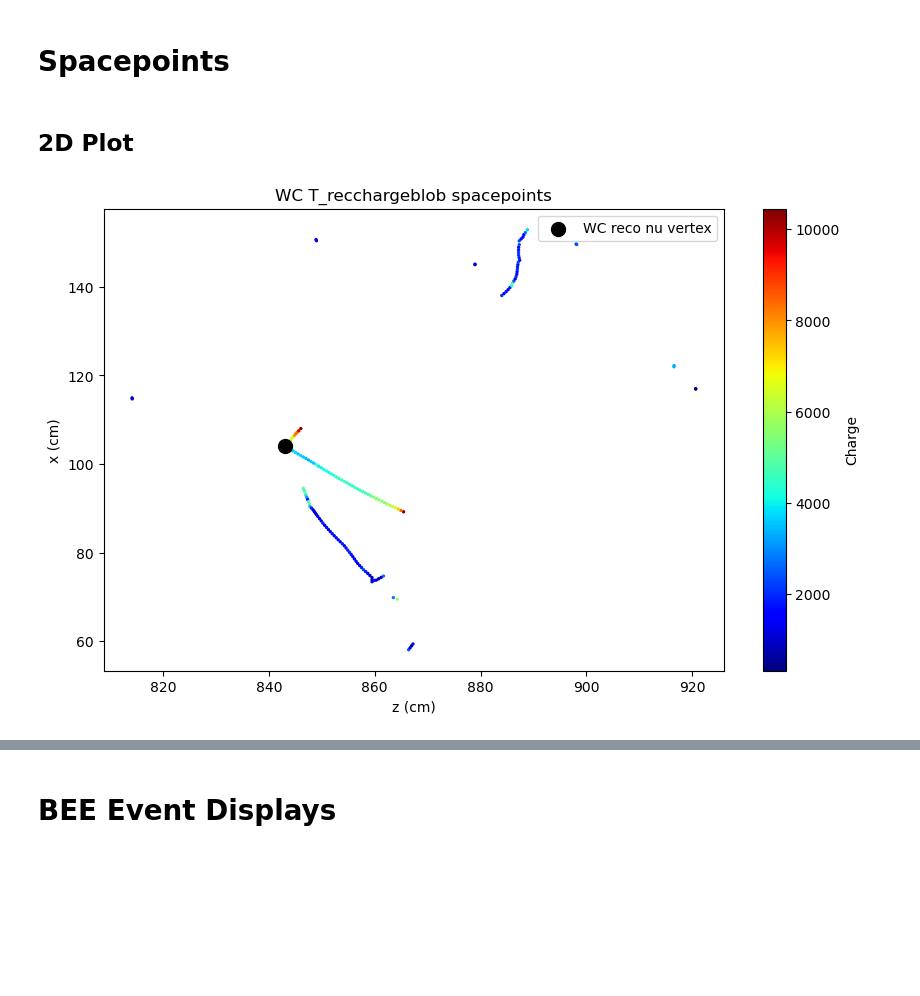
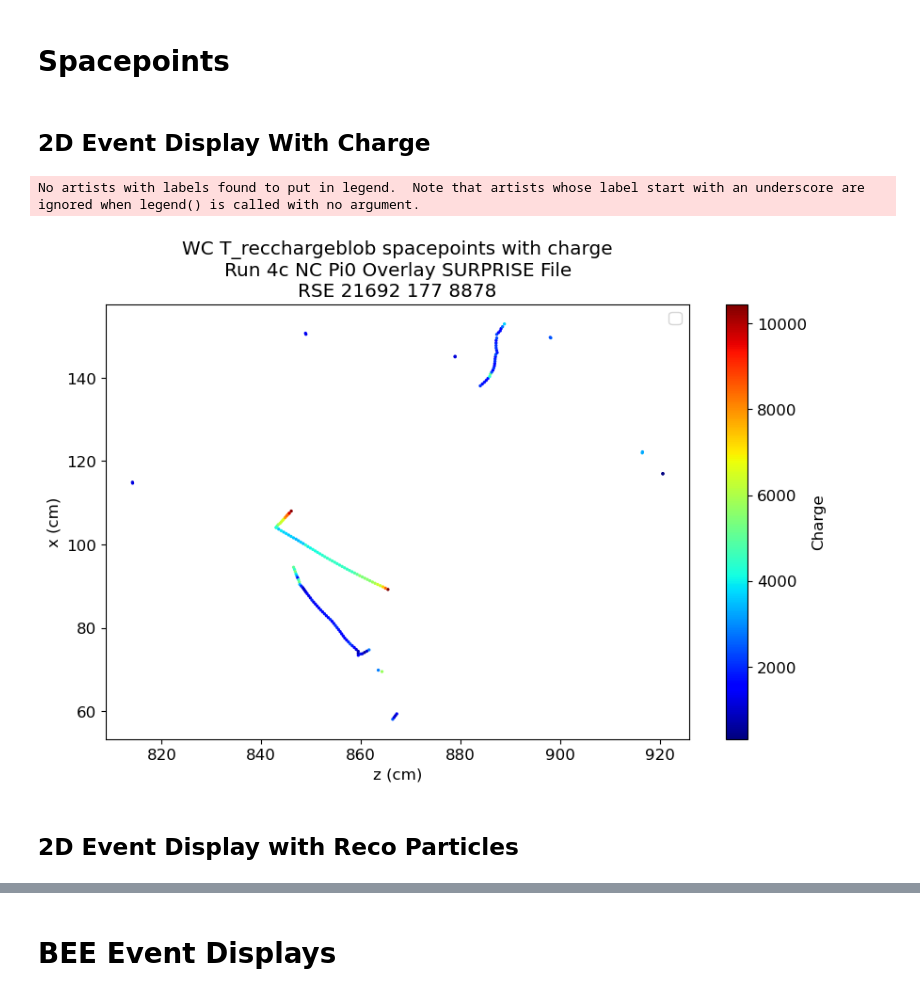
Before and after one commit to leehagaman/wc_ntuple_tutorial, a Jupyter notebook: tutorial.ipynb, the cells around one changed output, grey strips where cells are left out. Drawn from its saved outputs; the diff is of its cells as text; code cells hidden in the pictures; blank space fills up the shorter version.

```diff
--- a/tutorial.ipynb
+++ b/tutorial.ipynb
@@ -7,6 +7,11 @@ import matplotlib.pyplot as plt
 import pandas as pd
 from tqdm.notebook import tqdm
 import pickle
+
+from scipy.special import erfcinv
+from scipy.stats import chi2
+
+plt.rcParams.update({'font.size': 12})
 # %% [markdown]
 # Loading Root Files Into Pandas Dataframes
 # %%
@@ -72,6 +79,7 @@ T_bdt_vars = [              # variables involved with BDT training (if you want
     # These variables have WC PMT Information
     "WCPMTInfoPePred",
     "WCPMTInfoPeMeas",
+    "WCPMTInfoPeMeasErr",
     "WCPMTInfoChi2",
     "WCPMTInfoNDF",
 ]
@@ -90,6 +98,7 @@ T_eval_vars = [             # variables involved with low level reconstruction a
     "truth_vtxX",                   # true neutrino vertex x (cm)
     "truth_vtxY",                   # true neutrino vertex y (cm)
     "truth_vtxZ",                   # true neutrino vertex z (cm)
+
     "weight_cv",                    # untuned GENIE event weight
     "weight_spline",                # additional MicroBooNE Tune weight
 ]
@@ -112,6 +121,9 @@ T_pf_vars = [               # variables involved with individual particles
     "reco_nuvtxX",
     "reco_nuvtxY",
     "reco_nuvtxZ",
+    "truth_corr_nuvtxX",
+    "truth_corr_nuvtxY",
+    "truth_corr_nuvtxZ",
     "reco_muonMomentum",            # reconstructed muon momentum 4-vector (p_x, p_y, p_z, p_t), in (GeV/c, GeV/c, GeV/c, GeV)
 
     # These variables are related to individual true particles
@@ -133,6 +145,8 @@ T_pf_vars = [               # variables involved with individual particles
     "reco_endXYZT",
     "reco_truthMatch_pdg",
     "reco_truthMatch_id",
+    "reco_truthMatch_completeness",
+    "reco_truthMatch_purity",
 ]
 T_spacepoint_vars = [
     "Trec_spacepoints_x",
@@ -352,30 +371,32 @@ Truth Particle Tree:
 p 101.64 MeV
 # %% [markdown]
 # Spacepoints
-# %% [markdown]
-## 2D Plot
+# %% [markdown]
+## 2D Event Display With Charge
 # %%
 x_points = one_event_df["wc_Trecchargeblob_spacepoints_x"].to_numpy()[0]
 y_points = one_event_df["wc_Trecchargeblob_spacepoints_y"].to_numpy()[0]
 z_points = one_event_df["wc_Trecchargeblob_spacepoints_z"].to_numpy()[0]
 q_points = one_event_df["wc_Trecchargeblob_spacepoints_q"].to_numpy()[0]
 real_cluster_ids = one_event_df["wc_Trecchargeblob_spacepoints_real_cluster_id"].to_numpy()[0]
 
 reco_vtx_x = one_event_df["wc_reco_nuvtxX"].to_numpy()[0]
 reco_vtx_y = one_event_df["wc_reco_nuvtxY"].to_numpy()[0]
 reco_vtx_z = one_event_df["wc_reco_nuvtxZ"].to_numpy()[0]
 
 plt.figure(figsize=(10, 6))
 plt.scatter(z_points, x_points, c=q_points, cmap="jet", s=2)
 plt.colorbar(label="Charge")
-plt.scatter(reco_vtx_z, reco_vtx_x, s=100, c="k", label="WC reco nu vertex")
 plt.legend()
 plt.xlabel("z (cm)")
 plt.ylabel("x (cm)")
-plt.title("WC T_recchargeblob spacepoints")
+plt.title(f"WC T_recchargeblob spacepoints with charge\nRun 4c NC Pi0 Overlay SURPRISE File\nRSE {one_event_df['wc_run'].to_numpy()[0]} {one_event_df['wc_subrun'].to_numpy()[0]} {one_event_df['wc_event'].to_numpy()[0]}")
 plt.show()
 # %% [output]
+No artists with labels found to put in legend.  Note that artists whose label start with an underscore are ignored when legend() is called with no argument.
-[figure, old version]
+[figure, new version]
+# %% [markdown]
+## 2D Event Display with Reco Particles
 # %%
 real_cluster_ids = one_event_df["wc_Trecchargeblob_spacepoints_real_cluster_id"].to_numpy()[0]
 unique_real_cluster_ids = np.unique(real_cluster_ids)
```
Also changed, not shown: parts of 18 cells of this notebook.
